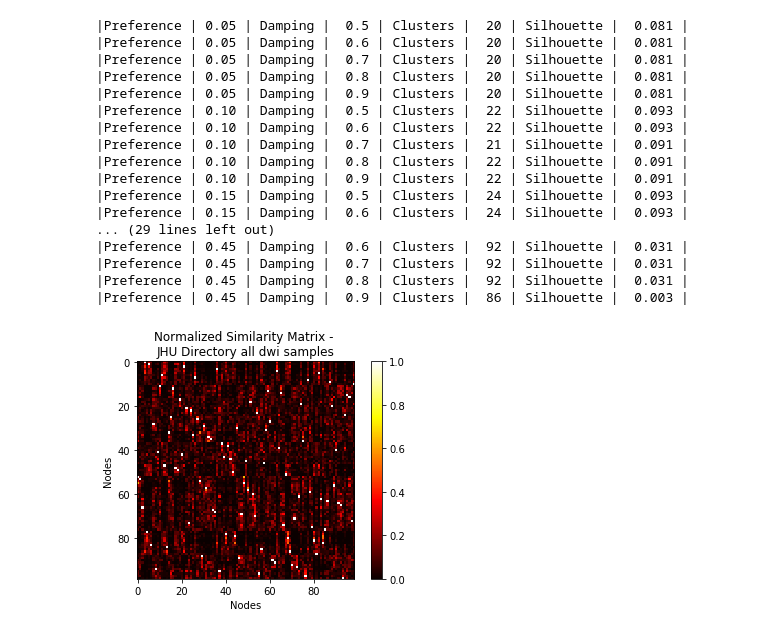
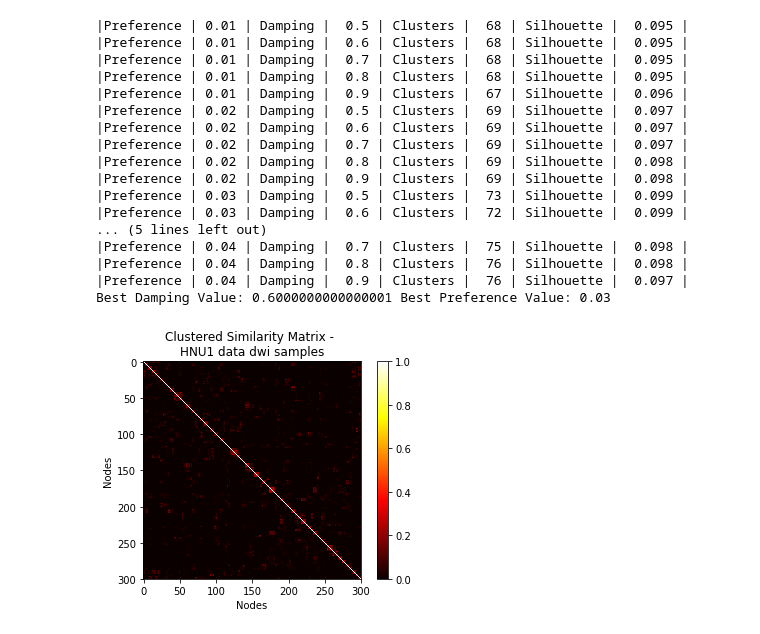
Before and after one commit to pfrank7/NDD, a Jupyter notebook: Urerf-AffProp-HNU.ipynb, the cells around one changed output. Drawn from its saved outputs; the diff is of its cells as text; code cells hidden in the pictures.

```diff
--- a/Urerf-AffProp-HNU.ipynb
+++ b/Urerf-AffProp-HNU.ipynb
@@ -33,9 +97,13 @@ inputMat = np.matrix(matrix, dtype = float)
 # %%
+#Cluster with affinity Propogation for multiple parameters
 
+maxDamp = 0
+maxPreproc = 0
+maxSil = 0
 preproc = 0
-for i in range(1, 10):
+for i in range(1, 5):
     #vary the preference value
-    preproc = preproc + .05
+    preproc = preproc + .01
     for j in range(5, 10):
         #vary the damping value
         damp = .1 * j
@@ -45,52 +113,62 @@ for i in range(1, 10):
         n_clusters = len(cluster_centers_indices)
         ss = silhouette_score(inputMat, labels)
         print('|Preference |% 1.2f' % preproc, "| Damping | % 1.1f" % damp,"| Clusters | ", n_clusters, "| Silhouette | % 1.3f" % ss, "|")
-        #print("preference,", preproc, "damping", damp)
-        #print("num clusters,", n_clusters)
-        #print(silhouette_score(inputMat, labels))
-        #print(silhouette_samples(inputMat, labels))
+
+        #capture max preproc and damping
+        if (ss > maxSil):
+            maxDamp = damp
+            maxPreproc = preproc
+            maxSil = ss
+print("Best Damping Value:", maxDamp, "Best Preference Value:", maxPreproc)
 # %% [output]
-|Preference | 0.05 | Damping |  0.5 | Clusters |  20 | Silhouette |  0.081 |
-|Preference | 0.05 | Damping |  0.6 | Clusters |  20 | Silhouette |  0.081 |
-|Preference | 0.05 | Damping |  0.7 | Clusters |  20 | Silhouette |  0.081 |
-|Preference | 0.05 | Damping |  0.8 | Clusters |  20 | Silhouette |  0.081 |
-|Preference | 0.05 | Damping |  0.9 | Clusters |  20 | Silhouette |  0.081 |
-|Preference | 0.10 | Damping |  0.5 | Clusters |  22 | Silhouette |  0.093 |
-|Preference | 0.10 | Damping |  0.6 | Clusters |  22 | Silhouette |  0.093 |
-|Preference | 0.10 | Damping |  0.7 | Clusters |  21 | Silhouette |  0.091 |
-|Preference | 0.10 | Damping |  0.8 | Clusters |  22 | Silhouette |  0.091 |
-|Preference | 0.10 | Damping |  0.9 | Clusters |  22 | Silhouette |  0.091 |
-|Preference | 0.15 | Damping |  0.5 | Clusters |  24 | Silhouette |  0.093 |
-|Preference | 0.15 | Damping |  0.6 | Clusters |  24 | Silhouette |  0.093 |
-... (29 lines left out)
-|Preference | 0.45 | Damping |  0.6 | Clusters |  92 | Silhouette |  0.031 |
-|Preference | 0.45 | Damping |  0.7 | Clusters |  92 | Silhouette |  0.031 |
-|Preference | 0.45 | Damping |  0.8 | Clusters |  92 | Silhouette |  0.031 |
-|Preference | 0.45 | Damping |  0.9 | Clusters |  86 | Silhouette |  0.003 |
+|Preference | 0.01 | Damping |  0.5 | Clusters |  68 | Silhouette |  0.095 |
+|Preference | 0.01 | Damping |  0.6 | Clusters |  68 | Silhouette |  0.095 |
+|Preference | 0.01 | Damping |  0.7 | Clusters |  68 | Silhouette |  0.095 |
+|Preference | 0.01 | Damping |  0.8 | Clusters |  68 | Silhouette |  0.095 |
+|Preference | 0.01 | Damping |  0.9 | Clusters |  67 | Silhouette |  0.096 |
+|Preference | 0.02 | Damping |  0.5 | Clusters |  69 | Silhouette |  0.097 |
+|Preference | 0.02 | Damping |  0.6 | Clusters |  69 | Silhouette |  0.097 |
+|Preference | 0.02 | Damping |  0.7 | Clusters |  69 | Silhouette |  0.097 |
+|Preference | 0.02 | Damping |  0.8 | Clusters |  69 | Silhouette |  0.098 |
+|Preference | 0.02 | Damping |  0.9 | Clusters |  69 | Silhouette |  0.098 |
+|Preference | 0.03 | Damping |  0.5 | Clusters |  73 | Silhouette |  0.099 |
+|Preference | 0.03 | Damping |  0.6 | Clusters |  72 | Silhouette |  0.099 |
+... (5 lines left out)
+|Preference | 0.04 | Damping |  0.7 | Clusters |  75 | Silhouette |  0.098 |
+|Preference | 0.04 | Damping |  0.8 | Clusters |  76 | Silhouette |  0.098 |
+|Preference | 0.04 | Damping |  0.9 | Clusters |  76 | Silhouette |  0.097 |
+Best Damping Value: 0.6000000000000001 Best Preference Value: 0.03
 # %%
 #isolate best clustering output
-af = AffinityPropagation(damping = 0.9, preference = 0.05,affinity="precomputed").fit(inputMat)
+af = AffinityPropagation(damping = maxDamp, preference = maxPreproc,affinity="precomputed").fit(inputMat)
 cluster_centers_indices = af.cluster_centers_indices_
 labels = af.labels_
 n_clusters = len(cluster_centers_indices)
+
+
 #create a dictionary of labels and nodes
 nodeDict = dict(enumerate(labels))
 #sort the nodes so that they are grouped by cluster label
 s = sorted(nodeDict, key=nodeDict.get)
+
+
+
+
 #create a sorted similarity matrix
 sortedSimMat = np.empty((len(s), len(s)))
 for i in range(0, len(s)):
     node = s[i]
-    for j in range(0, len(s)):
-        sortedSimMat[i][j] = inputMat[node, j]
+    for j in range(0,len(s)):
+        node2 = s[j]
+        sortedSimMat[i][j] = inputMat[node, node2]
 # %%
 #create a heat map of the sorted similarity matrix
 plt.figure(1)
 im = plt.imshow(sortedSimMat, cmap='hot', interpolation='nearest')
 cbar = plt.colorbar(im)
 plt.xlabel('Nodes')
 plt.ylabel('Nodes')
-plt.title("Clustered Similarity Matrix - \nJHU Directory all dwi samples")
+plt.title("Clustered Similarity Matrix - \nHNU1 data dwi samples")
 plt.show()
 # %% [output]
-[figure, old version]
+[figure, new version]
```
Also changed, not shown: parts of 9 cells of this notebook, 8 other files.
